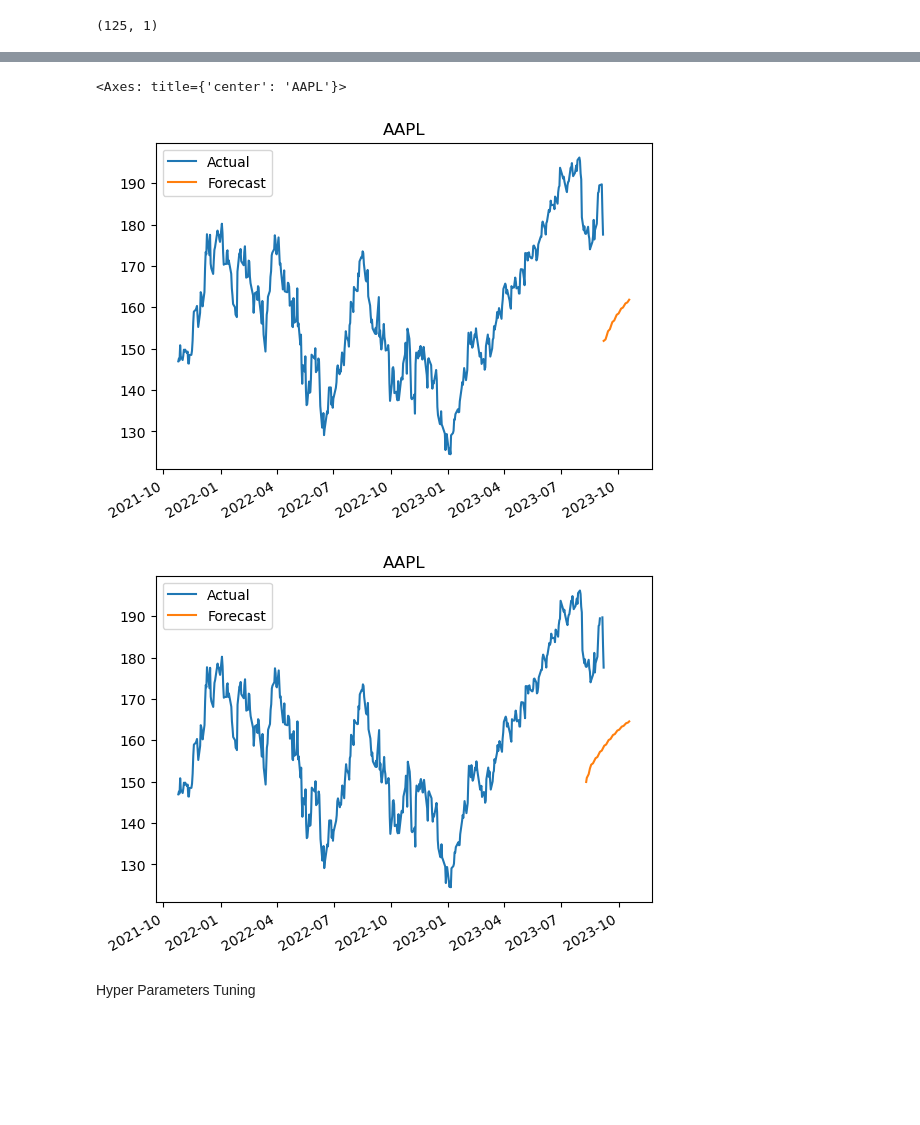
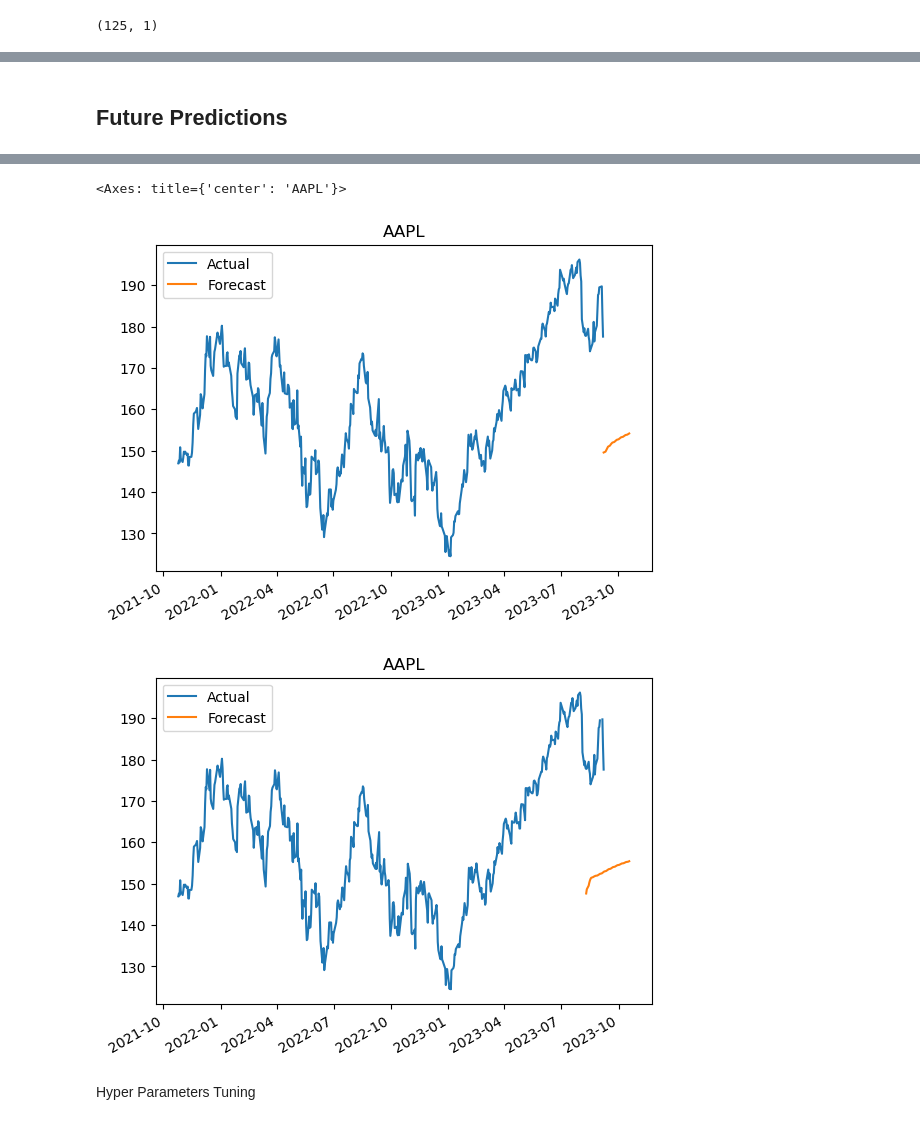
Before and after one commit to thonglamhai/stock-price-prediction, a Jupyter notebook: lstm_tensorflow_keras.ipynb, the cells around one changed output, grey strips where cells are left out. Drawn from its saved outputs; the diff is of its cells as text; code cells hidden in the pictures; blank space fills up the shorter version.

```diff
--- a/lstm_tensorflow_keras.ipynb
+++ b/lstm_tensorflow_keras.ipynb
@@ -155,11 +156,14 @@ window_size = 60
 # %%
+# Define feature and label data
 features = [] # X_train
 labels = [] # y_train
-for i in range(60, len(training_set_scaled)):
-    features.append(training_set_scaled[i-60:i, 0])
-    labels.append(training_set_scaled[i, 0])
+for i in range(60, len(scaled_data_train)):
+    features.append(scaled_data_train[i-60:i, 0])
+    labels.append(scaled_data_train[i, 0])
 
+# Convert to numpy arrays
 features = np.array(features)
 labels = np.array(labels)
 
+# Use 1 indicator (adj close price) for prediction only
 features = np.reshape(features, (features.shape[0], features.shape[1], 1))
@@ -246,9 +229,9 @@ Epoch 20/20
 # %%
-test_data = scaled_data[training - 60:, :]
+scaled_data_test = scaled_data[num_training_points - 60:, :]
 x_test = []
-y_test = dataset[training:, :]
-for i in range(60, len(test_data)):
-    x_test.append(test_data[i-60:i, 0])
+y_test = dataset[num_training_points:, :]
+for i in range(60, len(scaled_data_test)):
+    x_test.append(scaled_data_test[i-60:i, 0])
 
 x_test = np.array(x_test)
 x_test = np.reshape(x_test, (x_test.shape[0], x_test.shape[1], 1))
@@ -268,4 +251,2 @@ RMSE 5.786785451263657
 # %%
 import matplotlib.pyplot as plt
-# %%
-df = df.reset_index()
@@ -328,6 +273,8 @@ Name: adj close, dtype: float64
+# %% [markdown]
+## Future Predictions
 # %%
 # generate the multi-step forecasts
-def multi_step_forecasts(n_past, n_future):
+def multi_step_forecasts(n_past, n_future, data):
 
     x_past = features[- n_past - 1:, :, :][:1]  # last observed input sequence
     y_past = labels[- n_past - 1]             # last observed target value
@@ -348,7 +295,7 @@ def multi_step_forecasts(n_past, n_future):
     y_future = scaler.inverse_transform(np.array(y_future).reshape(-1, 1)).flatten()
 
     # add the forecasts to the data frame
-    df_past = close_data.rename(columns={'adj close': 'Actual'}).copy()
+    df_past = data.rename(columns={'adj close': 'Actual'}).copy()
 
     df_future = pd.DataFrame(
         index=pd.bdate_range(start=close_data.index[- n_past - 1] + pd.Timedelta(days=1), periods=n_past + n_future),
@@ -359,10 +306,10 @@ def multi_step_forecasts(n_past, n_future):
     return df_past.join(df_future, how='outer')
 # %%
 # forecast the next 30 days
-df1 = multi_step_forecasts(n_past=0, n_future=30)
+df1 = multi_step_forecasts(n_past=0, n_future=30, data=df[['adj close']])
 df1.tail(500).plot(title=symbol)
 
 # forecast the last 20 days and the next 30 days
-df2 = multi_step_forecasts(n_past=20, n_future=30)
+df2 = multi_step_forecasts(n_past=20, n_future=30, data=df[['adj close']])
 df2.tail(500).plot(title=symbol)
 # %% [output]
@@ -386,6 +333,6 @@ df2.tail(500).plot(title=symbol)
 <Axes: title={'center': 'AAPL'}>
-[figure, old version]
+[figure, new version]
-[figure, old version]
+[figure, new version]
 # %% [markdown]
 Hyper Parameters Tuning
 # %%
```
Also changed, not shown: parts of 17 cells of this notebook, 25 other files.
